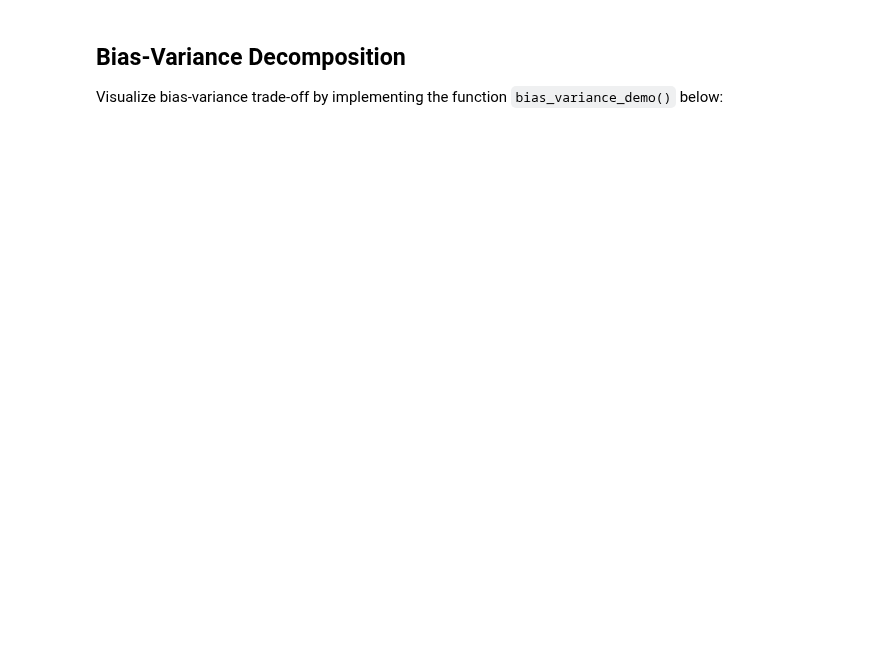
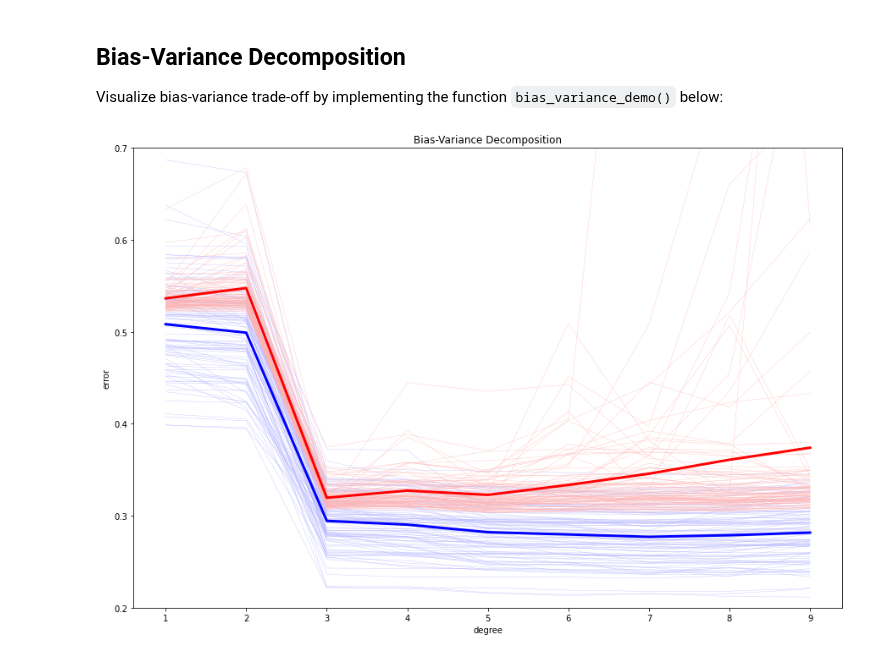
Before and after one commit to epfml/ML_course, a Jupyter notebook: labs/ex04/template/ex04.ipynb, the cells around one changed output. Saved outputs shown, nothing was run; the diff lists cells and outputs as text; code cells hidden in the pictures; blank space fills up the shorter version.

```diff
--- a/labs/ex04/template/ex04.ipynb
+++ b/labs/ex04/template/ex04.ipynb
@@ -78,35 +175,45 @@ Visualize bias-variance trade-off by implementing the function `bias_variance_de
 # %%
 from least_squares import least_squares
 from split_data import split_data
 from plots import bias_variance_decomposition_visualization
 
 def bias_variance_demo():
     """The entry."""
     # define parameters
     seeds = range(100)
     num_data = 10000
     ratio_train = 0.005
     degrees = range(1, 10)
 
     # define list to store the variable
     rmse_tr = np.empty((len(seeds), len(degrees)))
     rmse_te = np.empty((len(seeds), len(degrees)))
 
     for index_seed, seed in enumerate(seeds):
         np.random.seed(seed)
         x = np.linspace(0.1, 2 * np.pi, num_data)
         y = np.sin(x) + 0.3 * np.random.randn(num_data).T
         # ***************************************************
-        # INSERT YOUR CODE HERE
-        # split data with a specific seed: TODO
+        # split data with a specific seed:
+        x_train, y_train, x_test, y_test = split_data(x, y, ratio_train, seed)
         # ***************************************************
-        raise NotImplementedError
+
         # ***************************************************
-        # INSERT YOUR CODE HERE
-        # bias_variance_decomposition: TODO
+        # bias_variance_decomposition:
+        for index_degree, degree in enumerate(degrees):
+            # form polynomial data
+            tx_train = build_poly(x_train, degree)
+            tx_test = build_poly(x_test, degree)
+            # least square
+            w, _ = least_squares(y_train, tx_train)
+            # calculate the rmse for train and test
+            rmse_tr[index_seed, index_degree] = np.sqrt(2 * compute_mse(y_train, tx_train, w))
+            rmse_te[index_seed, index_degree] = np.sqrt(2 * compute_mse(y_test, tx_test, w))
+
         # ***************************************************
-        raise NotImplementedError
 
     bias_variance_decomposition_visualization(degrees, rmse_tr, rmse_te)
 
 bias_variance_demo()
+# %% [output]
+[figure, added]
```
Also changed, not shown: parts of 8 cells of this notebook, 11 other files.
